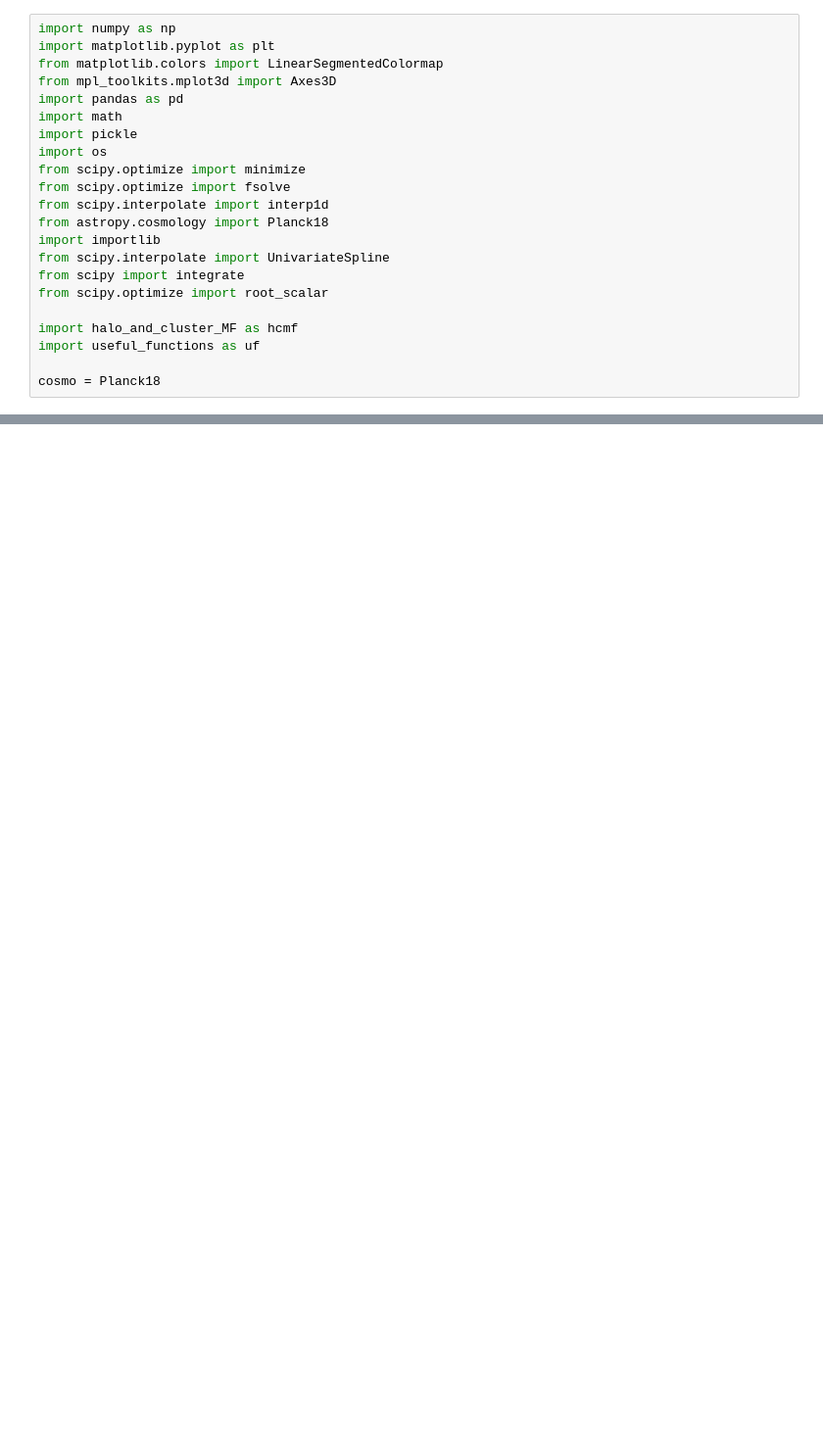
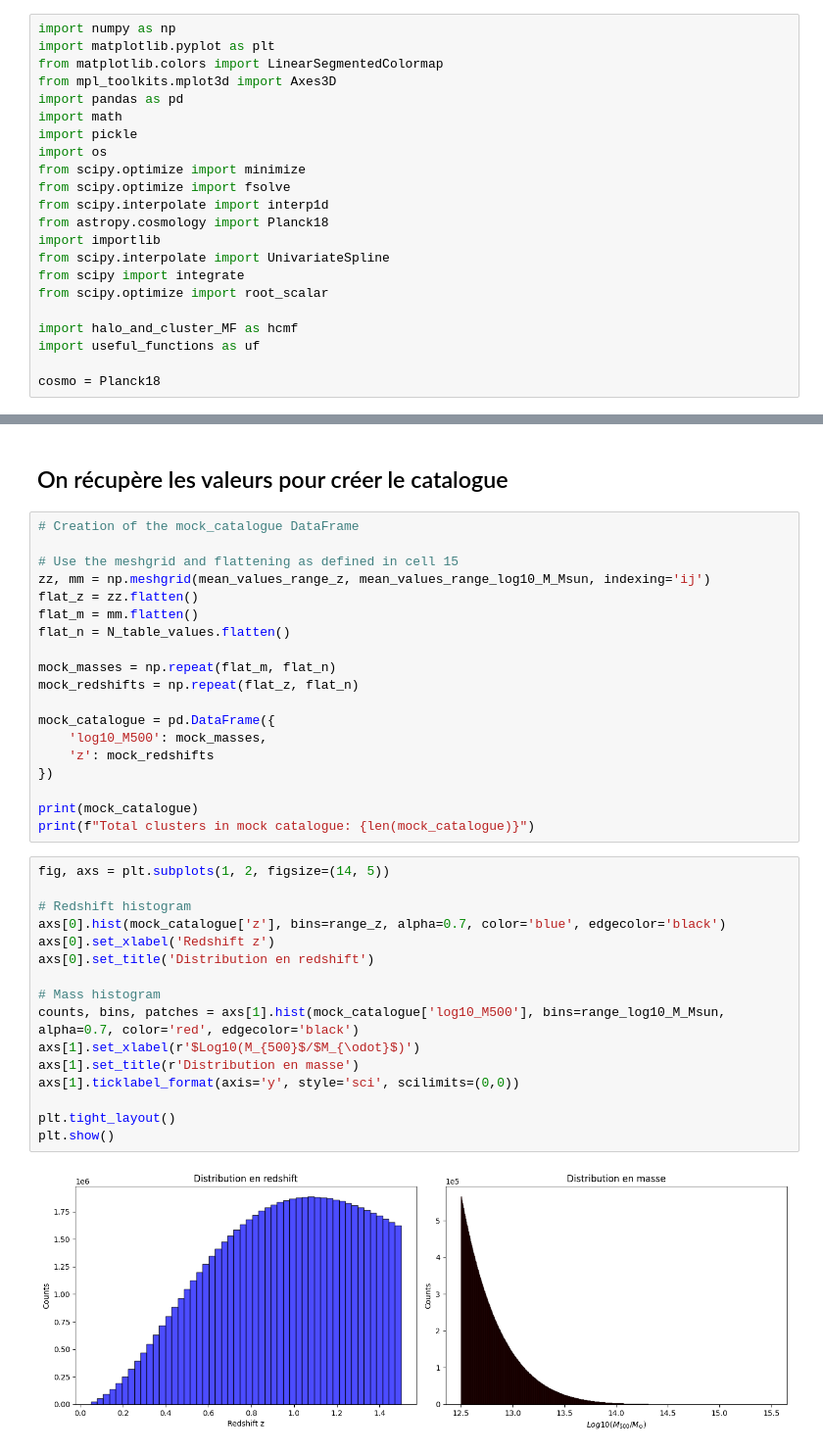
Before and after one commit to EmileD123/M2_Internship_clusters_cross_X_optical, a Jupyter notebook: caracterisation selection effects/mock_catalogue_X_test_scaling.ipynb, the cells around one changed output, grey strips where cells are left out. Shown at 98% size. Drawn from its saved outputs; the diff is of its cells as text; blank space fills up the shorter version.

```diff
--- a/caracterisation selection effects/mock_catalogue_X_test_scaling.ipynb
+++ b/caracterisation selection effects/mock_catalogue_X_test_scaling.ipynb
@@ -54,0 +108,39 @@ np.float64(0.0343434343434339)
+# %% [markdown]
+## On récupère les valeurs pour créer le catalogue
+# %%
+# Creation of the mock_catalogue DataFrame
+
+# Use the meshgrid and flattening as defined in cell 15
+zz, mm = np.meshgrid(mean_values_range_z, mean_values_range_log10_M_Msun, indexing='ij')
+flat_z = zz.flatten()
+flat_m = mm.flatten()
+flat_n = N_table_values.flatten()
+
+mock_masses = np.repeat(flat_m, flat_n)
+mock_redshifts = np.repeat(flat_z, flat_n)
+
+mock_catalogue = pd.DataFrame({
+    'log10_M500': mock_masses,
+    'z': mock_redshifts
+})
+
+print(mock_catalogue)
+print(f"Total clusters in mock catalogue: {len(mock_catalogue)}")
+# %%
+fig, axs = plt.subplots(1, 2, figsize=(14, 5))
+
+# Redshift histogram
+axs[0].hist(mock_catalogue['z'], bins=range_z, alpha=0.7, color='blue', edgecolor='black')
+axs[0].set_xlabel('Redshift z')
+axs[0].set_title('Distribution en redshift')
+
+# Mass histogram
+counts, bins, patches = axs[1].hist(mock_catalogue['log10_M500'], bins=range_log10_M_Msun, alpha=0.7, color='red', edgecolor='black')
+axs[1].set_xlabel(r'$Log10(M_{500}$/$M_{\odot}$)')
+axs[1].set_title(r'Distribution en masse')
+axs[1].ticklabel_format(axis='y', style='sci', scilimits=(0,0))
+
+plt.tight_layout()
+plt.show()
+# %% [output]
+[figure, added]
```
Also changed, not shown: parts of 40 cells of this notebook, 2 other files.
